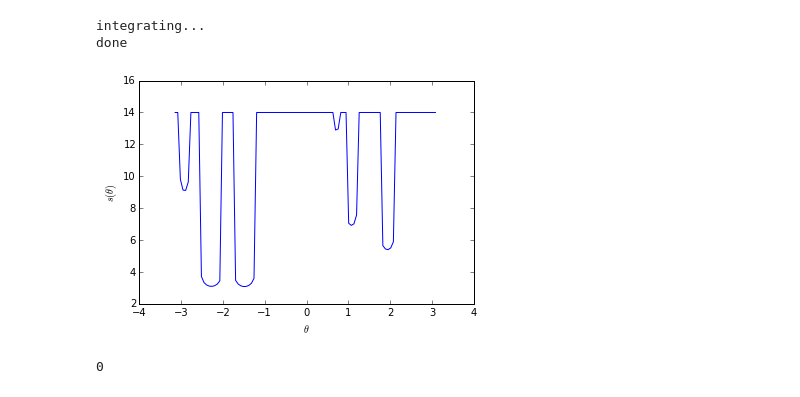
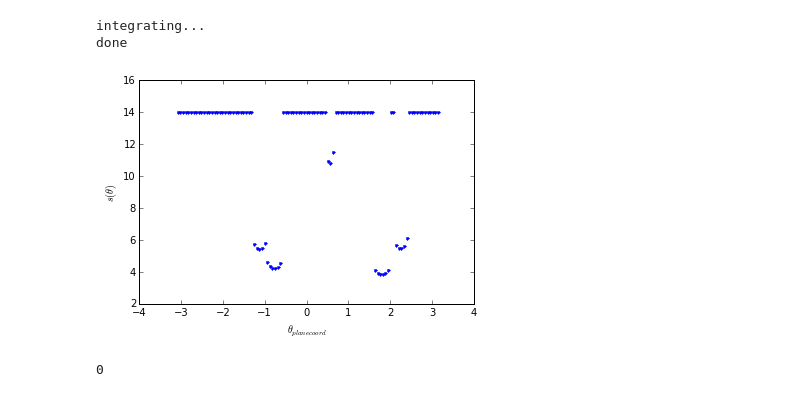
Before and after one commit to peteflorence/GeometricPDEs, a Jupyter notebook: _RotatingBot/RotatingBot.ipynb, the cells around one changed output. Saved outputs shown, nothing was run; the diff lists cells and outputs as text; code cells hidden in the pictures.

```diff
--- a/_RotatingBot/RotatingBot.ipynb
+++ b/_RotatingBot/RotatingBot.ipynb
@@ -82,36 +82,42 @@ ylist = []
 
 laserDepths = laseAngles * 0.0
 
 
 # Find laser depths at a certain point in time
 # Need to not have this code copied
 i = 0
 for lasenum in range(len(laseAngles)):
 
     x_laser_endpoint = S_maxdist*math.cos(laseAngles[lasenum])
     y_laser_endpoint = S_maxdist*math.sin(laseAngles[lasenum])
 
     origin = np.array((0,0))
     laser_endpoint = np.array((x_laser_endpoint,y_laser_endpoint))
     for obs in obsField.ObstaclesList:
         Q = np.array((obs.xtraj[i],obs.ytraj[i]))
         r = obs.radius
         _, pt = intersect(origin,laser_endpoint,Q,r)
         if pt is not None:
             if (pt[0]**2 + pt[1]**2 < x_laser_endpoint**2 + y_laser_endpoint**2):
                 x_laser_endpoint = pt[0]
                 y_laser_endpoint = pt[1]
 
     depth = math.sqrt(x_laser_endpoint**2 + y_laser_endpoint**2)
     laserDepths[lasenum] = depth
 
+
 %matplotlib inline
-plt.plot(laseAngles,laserDepths)
-plt.xlabel(r'$\theta$')
+from coordTransforms import transformStandardPolarTheta_to_PlaneTheta
+laseAngles2 = laseAngles * 0
+for i in range(len(laseAngles)):
+    laseAngles2[i] = transformStandardPolarTheta_to_PlaneTheta(laseAngles[i])
+
+plt.plot(laseAngles2,laserDepths,'.')
+plt.xlabel(r'$\theta_{plane coord}$')
 plt.ylabel(r'$s(\theta)$')
 plt.show()
 # %% [output]
-[figure, old version]
+[figure, new version]
 # %%
 %matplotlib qt
 plt.rcParams['figure.figsize'] = 10, 10
```
Also changed, not shown: parts of 1 cell of this notebook, 2 other files.
